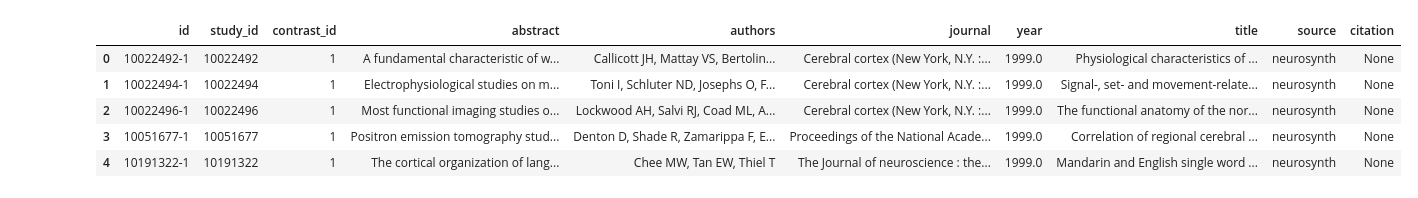
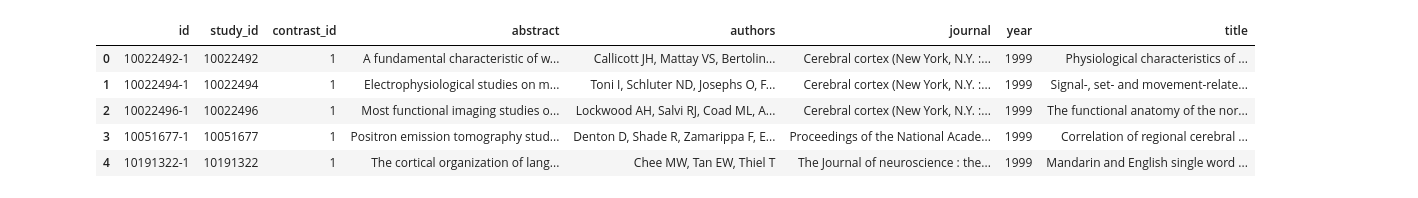
Before and after one commit to ajbarrows/spiteful-allegory, a Jupyter notebook: work/notebooks/20240419-BreakApartText.ipynb, the cells around one changed output. Cells and saved outputs as stored; diff of their text form; code cells hidden in the pictures.

```diff
--- a/work/notebooks/20240419-BreakApartText.ipynb
+++ b/work/notebooks/20240419-BreakApartText.ipynb
@@ -43,7 +49,8 @@ from collections import Counter
 
 from work.pipelines.word_helpers.nodes import parse_text, make_size_rank_dist, generic_sizerank_df
 # %%
-text = catalog.load("combined_text")
-text = text.drop_duplicates('study_id')
+text = catalog.load("neurosynth_text")
 text.head()
+# text = text.drop_duplicates('study_id')
+# text.head()
 # %% [output]
@@ -51,8 +58,8 @@ text.head()
 [interactive output not drawn]
-|  | id | study_id | contrast_id | abstract | authors | journal | year | title | source | citation |
-| 0 | 10022492-1 | 10022492 | 1 | A fundamental characteristic of w... | Callicott JH, Mattay VS, Bertolin... | Cerebral cortex (New York, N.Y. :... | 1999.0 | Physiological characteristics of ... | neurosynth | None |
-| 1 | 10022494-1 | 10022494 | 1 | Electrophysiological studies on m... | Toni I, Schluter ND, Josephs O, F... | Cerebral cortex (New York, N.Y. :... | 1999.0 | Signal-, set- and movement-relate... | neurosynth | None |
-| 2 | 10022496-1 | 10022496 | 1 | Most functional imaging studies o... | Lockwood AH, Salvi RJ, Coad ML, A... | Cerebral cortex (New York, N.Y. :... | 1999.0 | The functional anatomy of the nor... | neurosynth | None |
-| 3 | 10051677-1 | 10051677 | 1 | Positron emission tomography stud... | Denton D, Shade R, Zamarippa F, E... | Proceedings of the National Acade... | 1999.0 | Correlation of regional cerebral ... | neurosynth | None |
-| 4 | 10191322-1 | 10191322 | 1 | The cortical organization of lang... | Chee MW, Tan EW, Thiel T | The Journal of neuroscience : the... | 1999.0 | Mandarin and English single word ... | neurosynth | None |
+|  | id | study_id | contrast_id | abstract | authors | journal | year | title |
+| 0 | 10022492-1 | 10022492 | 1 | A fundamental characteristic of w... | Callicott JH, Mattay VS, Bertolin... | Cerebral cortex (New York, N.Y. :... | 1999 | Physiological characteristics of ... |
+| 1 | 10022494-1 | 10022494 | 1 | Electrophysiological studies on m... | Toni I, Schluter ND, Josephs O, F... | Cerebral cortex (New York, N.Y. :... | 1999 | Signal-, set- and movement-relate... |
+| 2 | 10022496-1 | 10022496 | 1 | Most functional imaging studies o... | Lockwood AH, Salvi RJ, Coad ML, A... | Cerebral cortex (New York, N.Y. :... | 1999 | The functional anatomy of the nor... |
+| 3 | 10051677-1 | 10051677 | 1 | Positron emission tomography stud... | Denton D, Shade R, Zamarippa F, E... | Proceedings of the National Acade... | 1999 | Correlation of regional cerebral ... |
+| 4 | 10191322-1 | 10191322 | 1 | The cortical organization of lang... | Chee MW, Tan EW, Thiel T | The Journal of neuroscience : the... | 1999 | Mandarin and English single word ... |
 # %%
```
Also changed, not shown: parts of 8 cells of this notebook, 5 other files.
